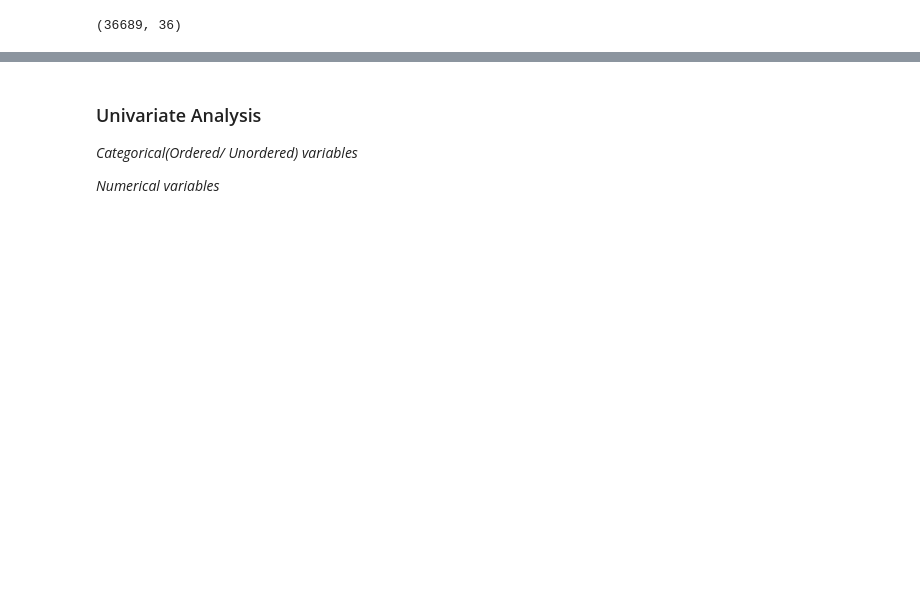
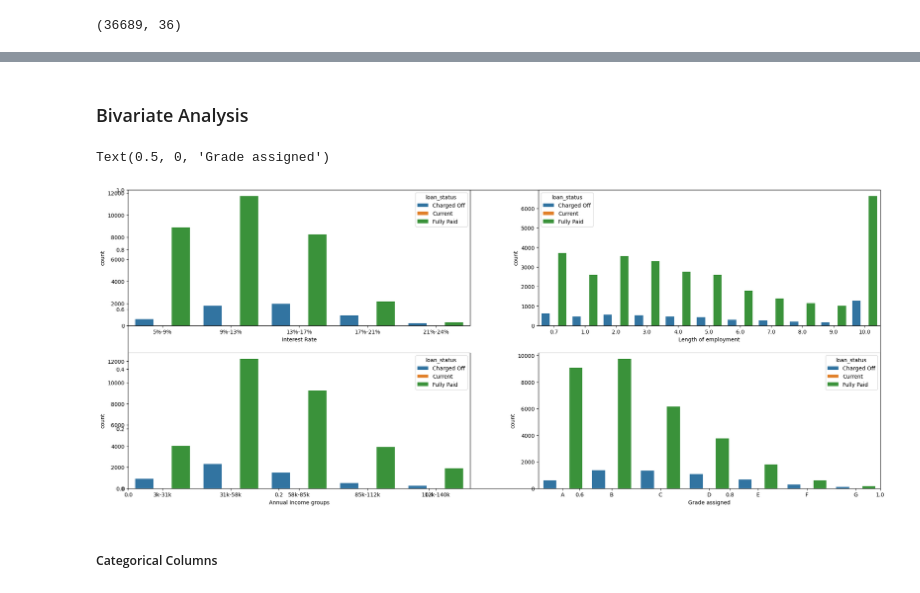
Before and after one commit to sonal-jatav/LendingClubCaseStudy, a Jupyter notebook: Sonal_Jatav_Lending_club_case_study.ipynb, the cells around one changed output, grey strips where cells are left out. Cells and saved outputs as stored; diff of their text form; code cells hidden in the pictures; blank space fills up the shorter version.

```diff
--- a/Sonal_Jatav_Lending_club_case_study.ipynb
+++ b/Sonal_Jatav_Lending_club_case_study.ipynb
@@ -351,6 +398,2 @@ loan.shape
 # %% [markdown]
-### Univariate Analysis
-
-*Categorical(Ordered/ Unordered) variables*
-
-*Numerical variables*
+### Bivariate Analysis
@@ -363,8 +400,31 @@ fig.show()
+# %%
+# #creating bins for int_rate,open_acc,revol_util,total_acc
+loan['int_rate_groups'] = pd.cut(loan['int_rate'], bins=5,precision =0,labels=['5%-9%','9%-13%','13%-17%','17%-21%','21%-24%'])
+loan['open_acc_groups'] = pd.cut(loan['open_acc'],bins = 5,precision =0,labels=['2-10','10-19','19-27','27-36','36-44'])
+loan['total_acc_groups'] = pd.cut(loan['total_acc'], bins=5,precision =0,labels=['2-20','20-37','37-55','55-74','74-90'])
+loan['annual_inc_groups'] = pd.cut(loan['annual_inc'], bins=5,precision =0,labels =['3k-31k','31k-58k','58k-85k','85k-112k','112k-140k'])
 # %%
-numerical_cols = ['loan_amnt', 'int_rate', 'annual_inc', 'dti']
+## Show the histogram plot for all numerical columns
+from random import randint
 
-for col in numerical_cols:
-    plt.figure(figsize=(10, 5))
-    sns.histplot(loan[col], kde=False)
-    plt.title(f'Distribution of {col}')
-    plt.show()
+numerical_cols = ['int_rate_groups', 'open_acc_groups', 'total_acc_groups', 'annual_inc_groups']
+
+fig, ax = plt.subplots(figsize = (25,10))
+plt.subplot(221)
+sns.countplot(x='int_rate_groups', hue='loan_status', data=loan)
+plt.xlabel('Interest Rate')
+
+plt.subplot(222)
+sns.countplot(x='emp_length', hue='loan_status', data=loan)
+plt.xlabel('Length of employment')
+
+plt.subplot(223)
+sns.countplot(x='annual_inc_groups', hue='loan_status', data=loan)
+plt.xlabel('Annual Income groups')
+
+plt.subplot(224)
+sns.countplot(x = 'grade', data = loan, hue='loan_status', order = ['A', 'B', 'C', 'D', 'E', 'F', 'G'])
+plt.xlabel('Grade assigned')
+# %% [output]
+Text(0.5, 0, 'Grade assigned')
+[figure, added]
@@ -374,0 +431,2 @@ for col in numerical_cols:
+# %% [markdown]
+##### Categorical Columns
```
Also changed, not shown: parts of 17 cells of this notebook.
